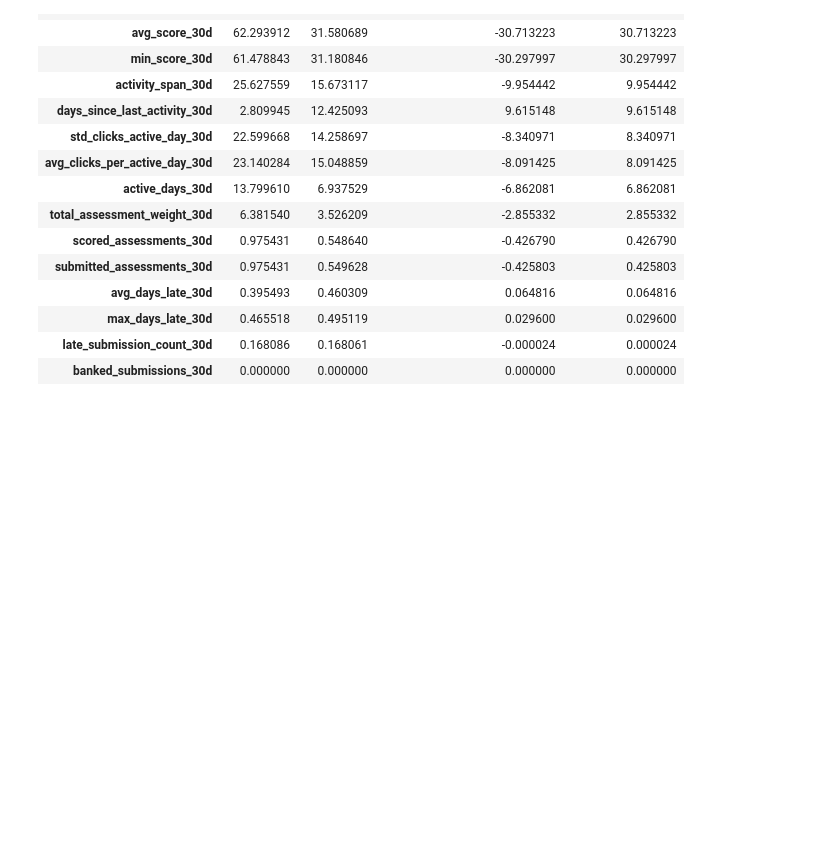
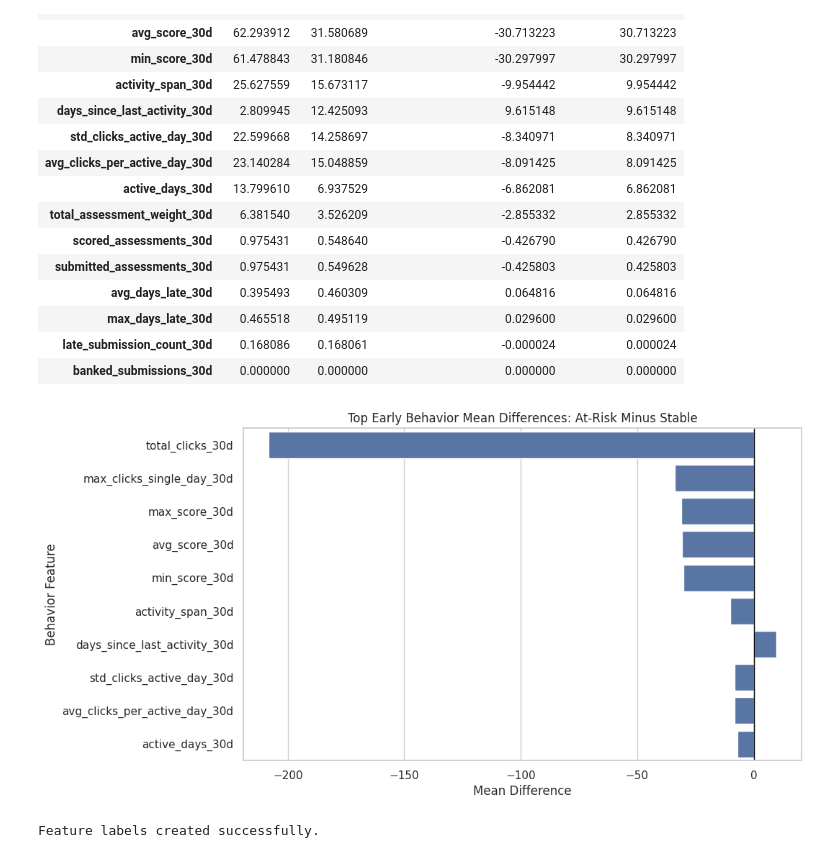
Before and after one commit to futabarentarou/potential-pathway-index, a Jupyter notebook: notebooks/03_exploratory_behavior_analysis.ipynb, the cells around one changed output. Cells and saved outputs as stored; diff of their text form; code cells hidden in the pictures; blank space fills up the shorter version.

```diff
--- a/notebooks/03_exploratory_behavior_analysis.ipynb
+++ b/notebooks/03_exploratory_behavior_analysis.ipynb
@@ -292,3 +292,39 @@ behavior_mean_differences
 | max_days_late_30d | 0.465518 | 0.495119 | 0.029600 | 0.029600 |
 | late_submission_count_30d | 0.168086 | 0.168061 | -0.000024 | 0.000024 |
 | banked_submissions_30d | 0.000000 | 0.000000 | 0.000000 | 0.000000 |
+# %%
+top_behavior_differences = behavior_mean_differences.head(10).copy()
+
+plt.figure(figsize=(10, 6))
+
+sns.barplot(
+    data=top_behavior_differences.reset_index(),
+    x="difference_at_risk_minus_stable",
+    y="index",
+    orient="h"
+)
+
+plt.axvline(0, color="black", linewidth=1)
+
+plt.title("Top Early Behavior Mean Differences: At-Risk Minus Stable")
+plt.xlabel("Mean Difference")
+plt.ylabel("Behavior Feature")
+
+plt.show()
+# %% [output]
+[figure, added]
+# %%
+feature_labels = {
+    "total_clicks_30d": "Total Clicks",
+    "active_days_30d": "Active Days",
+    "activity_span_30d": "Activity Span",
+    "days_since_last_activity_30d": "Days Since Last Activity",
+    "avg_score_30d": "Average Score",
+    "submitted_assessments_30d": "Submitted Assessments",
+    "has_vle_activity_30d": "Has VLE Activity",
+    "has_assessment_submission_30d": "Has Assessment Submission"
+}
+
+print("Feature labels created successfully.")
+# %% [output]
+Feature labels created successfully.
```
Also changed, not shown: parts of 10 cells of this notebook.
